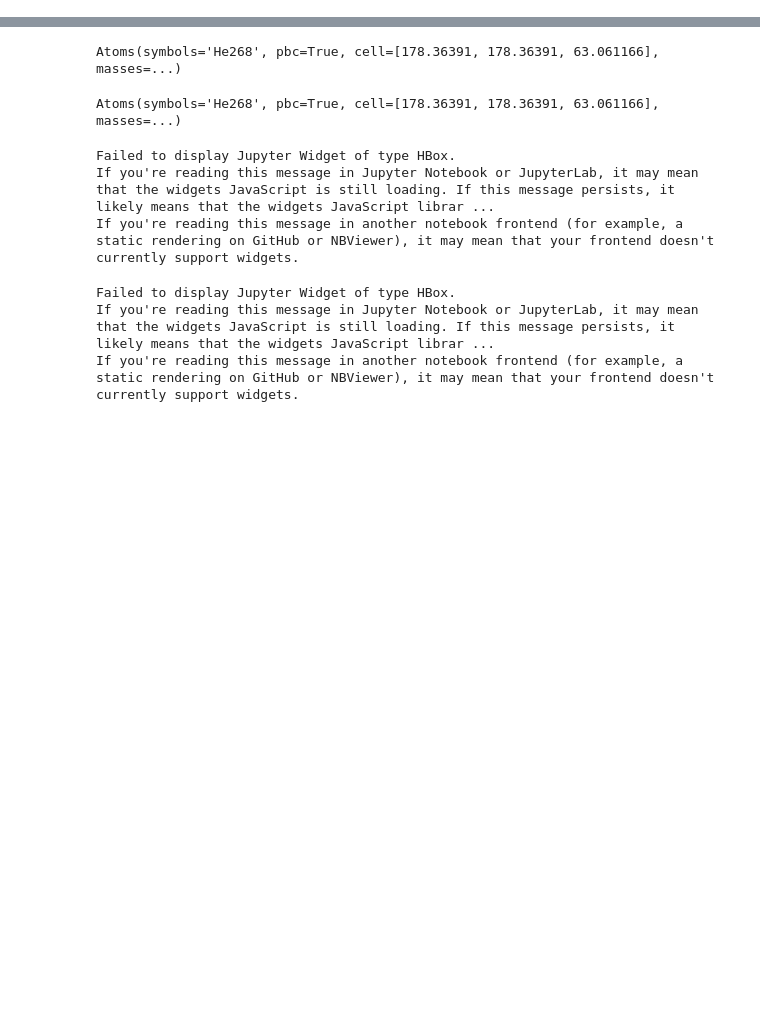
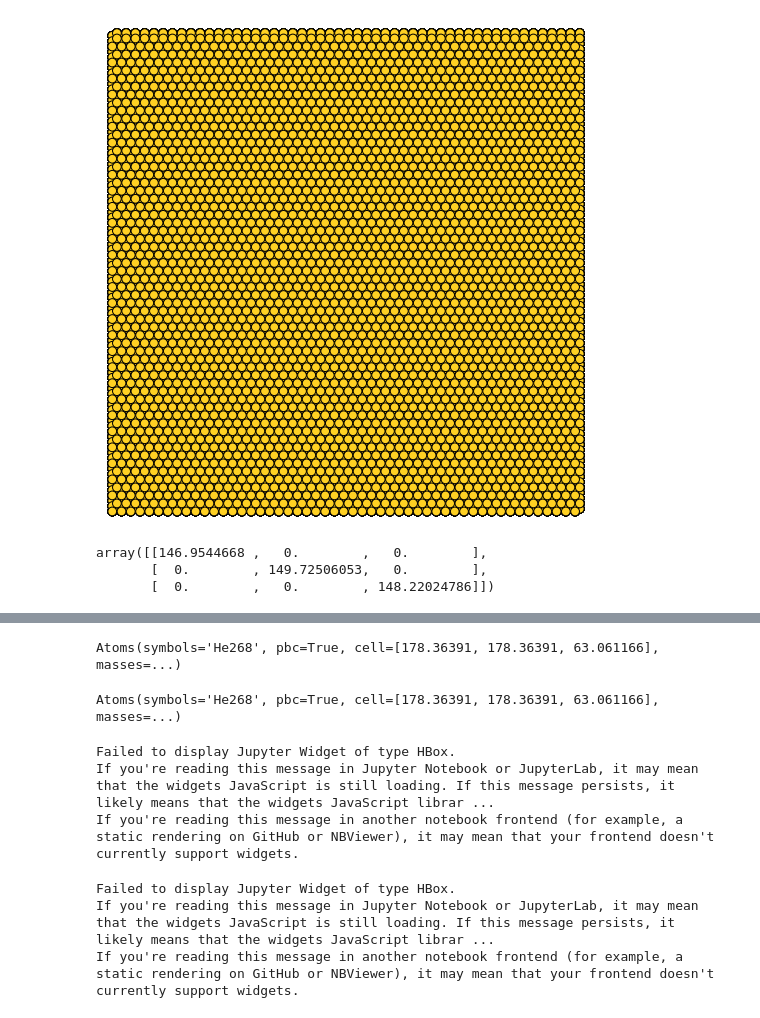
Before and after one commit to jotelha/jlhphd, a Jupyter notebook: ipynb/prep/indenter.ipynb, the cells around one changed output, grey strips where cells are left out. Drawn from its saved outputs; the diff is of its cells as text; code cells hidden in the pictures; blank space fills up the shorter version.

```diff
--- a/ipynb/prep/indenter.ipynb
+++ b/ipynb/prep/indenter.ipynb
@@ -56,0 +112,10 @@ plt.rcParams["figure.figsize"] = (11,7) # the standard figure size
+# %%
+Image("substrate_ref_ortho.png")
+# %% [output]
+[figure, added]
+# %%
+substrate_ref_ortho.cell
+# %% [output]
+array([[146.9544668 ,   0.        ,   0.        ],
+       [  0.        , 149.72506053,   0.        ],
+       [  0.        ,   0.        , 148.22024786]])
```
Also changed, not shown: parts of 31 cells of this notebook, 28 other files.
